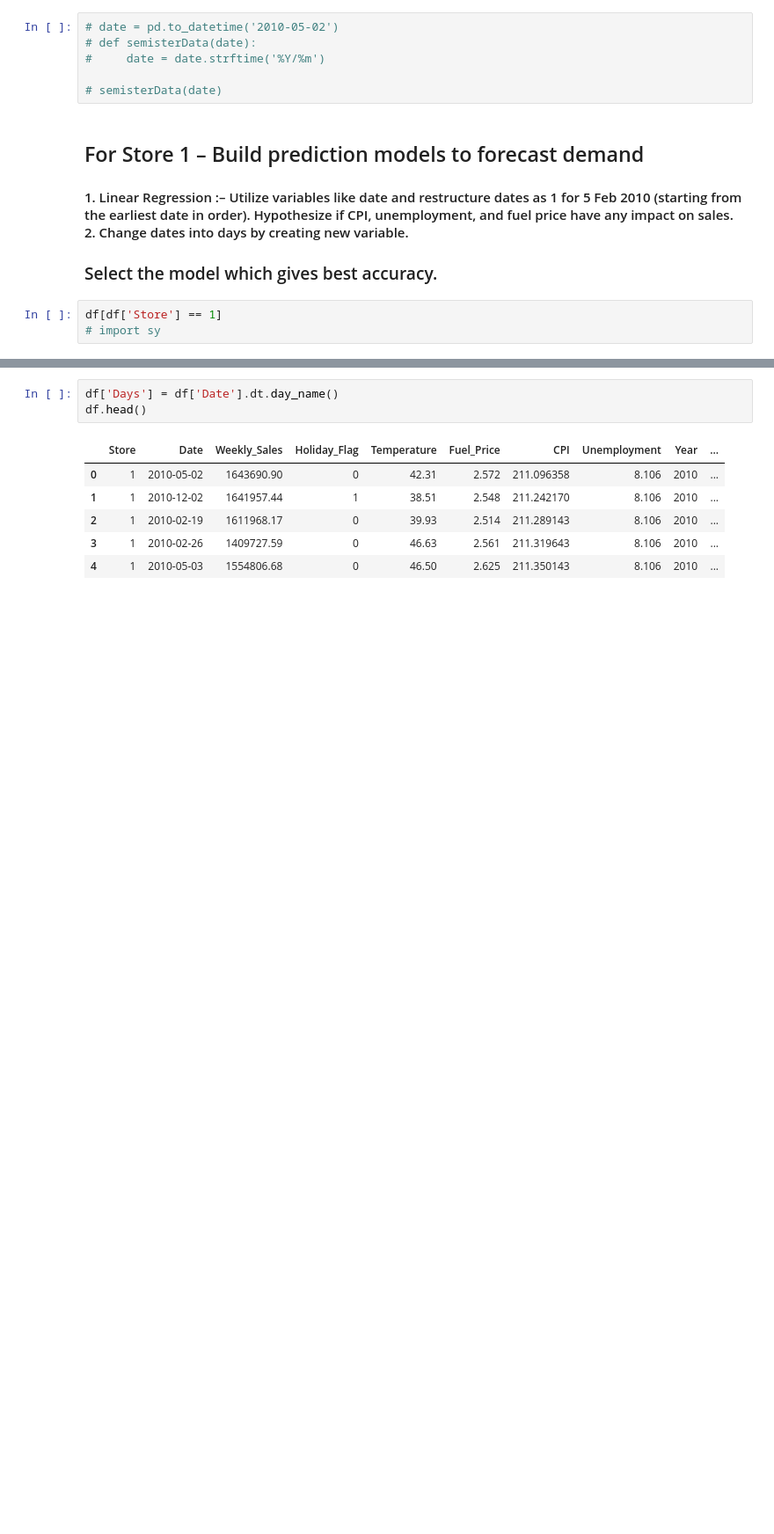
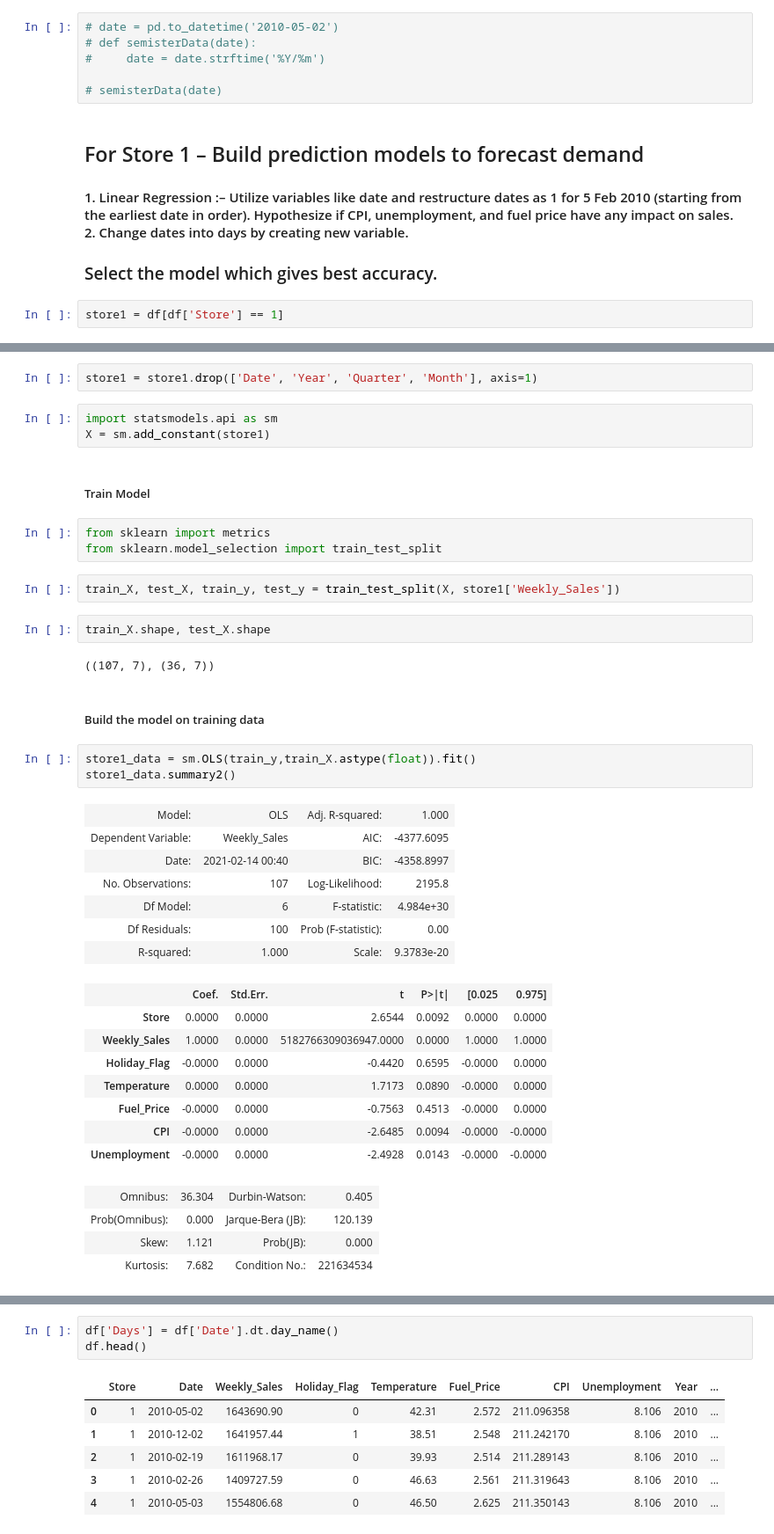
Before and after one commit to swarup4/Retail-Analysis-with-Walmart-Data, a Jupyter notebook: Walmart.ipynb, the cells around one changed output, grey strips where cells are left out. Shown at 88% size. Saved outputs shown, nothing was run; the diff lists cells and outputs as text; blank space fills up the shorter version.

```diff
--- a/Walmart.ipynb
+++ b/Walmart.ipynb
@@ -147,5 +137,4 @@ plt.show()
 
 ### Select the model which gives best accuracy.
 # %%
-df[df['Store'] == 1]
-# import sy
+store1 = df[df['Store'] == 1]
@@ -165,0 +150,41 @@ df[df['Store'] == 1]
+# %%
+store1 = store1.drop(['Date', 'Year', 'Quarter', 'Month'], axis=1)
+# %%
+import statsmodels.api as sm
+X = sm.add_constant(store1)
+# %% [markdown]
+##### Train Model
+# %%
+from sklearn import metrics
+from sklearn.model_selection import train_test_split
+# %%
+train_X, test_X, train_y, test_y = train_test_split(X, store1['Weekly_Sales'])
+# %%
+train_X.shape, test_X.shape
+# %% [output]
+((107, 7), (36, 7))
+# %% [markdown]
+##### Build the model on training data
+# %%
+store1_data = sm.OLS(train_y,train_X.astype(float)).fit()
+store1_data.summary2()
+# %% [output]
+| Model: | OLS | Adj. R-squared: | 1.000 |
+| Dependent Variable: | Weekly_Sales | AIC: | -4377.6095 |
+| Date: | 2021-02-14 00:40 | BIC: | -4358.8997 |
+| No. Observations: | 107 | Log-Likelihood: | 2195.8 |
+| Df Model: | 6 | F-statistic: | 4.984e+30 |
+| Df Residuals: | 100 | Prob (F-statistic): | 0.00 |
+| R-squared: | 1.000 | Scale: | 9.3783e-20 |
+|  | Coef. | Std.Err. | t | P>|t| | [0.025 | 0.975] |
+| Store | 0.0000 | 0.0000 | 2.6544 | 0.0092 | 0.0000 | 0.0000 |
+| Weekly_Sales | 1.0000 | 0.0000 | 5182766309036947.0000 | 0.0000 | 1.0000 | 1.0000 |
+| Holiday_Flag | -0.0000 | 0.0000 | -0.4420 | 0.6595 | -0.0000 | 0.0000 |
+| Temperature | 0.0000 | 0.0000 | 1.7173 | 0.0890 | -0.0000 | 0.0000 |
+| Fuel_Price | -0.0000 | 0.0000 | -0.7563 | 0.4513 | -0.0000 | 0.0000 |
+| CPI | -0.0000 | 0.0000 | -2.6485 | 0.0094 | -0.0000 | -0.0000 |
+| Unemployment | -0.0000 | 0.0000 | -2.4928 | 0.0143 | -0.0000 | -0.0000 |
+| Omnibus: | 36.304 | Durbin-Watson: | 0.405 |
+| Prob(Omnibus): | 0.000 | Jarque-Bera (JB): | 120.139 |
+| Skew: | 1.121 | Prob(JB): | 0.000 |
+| Kurtosis: | 7.682 | Condition No.: | 221634534 |
```
Also changed, not shown: parts of 13 cells of this notebook, 3 other files.
